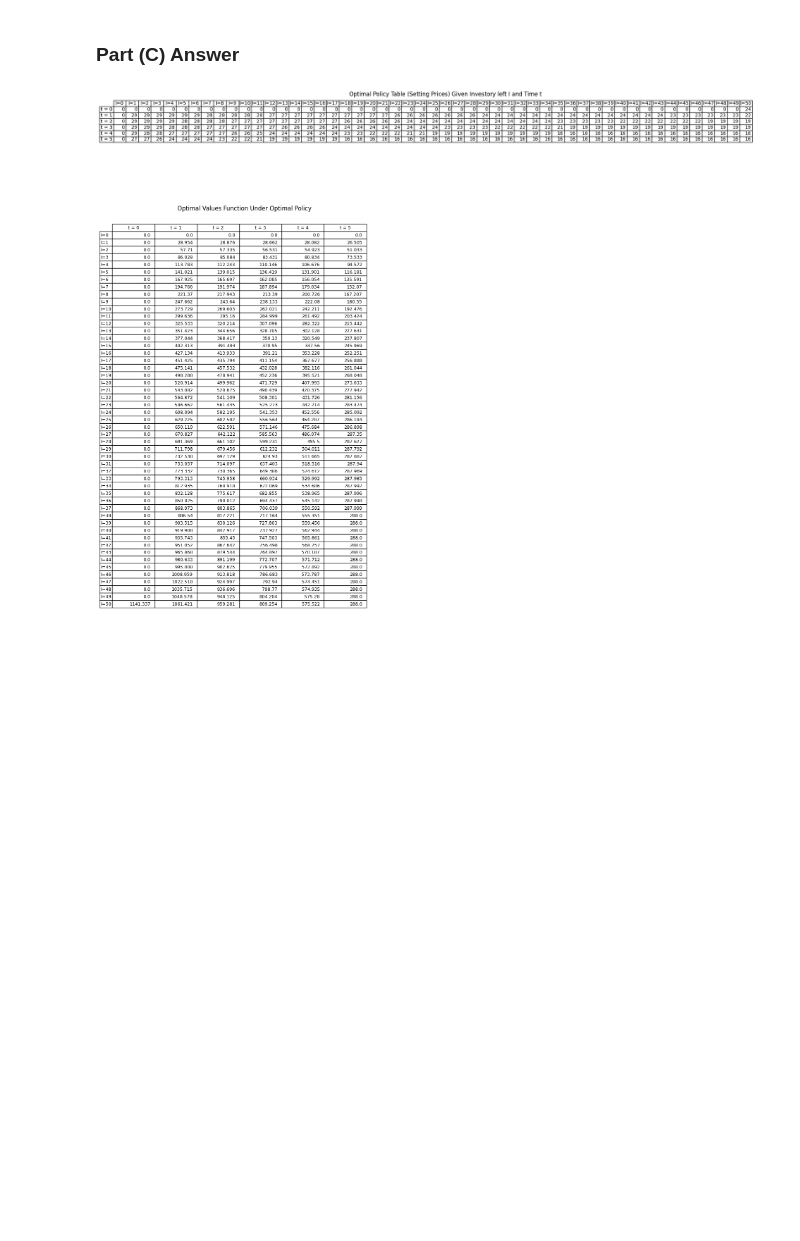
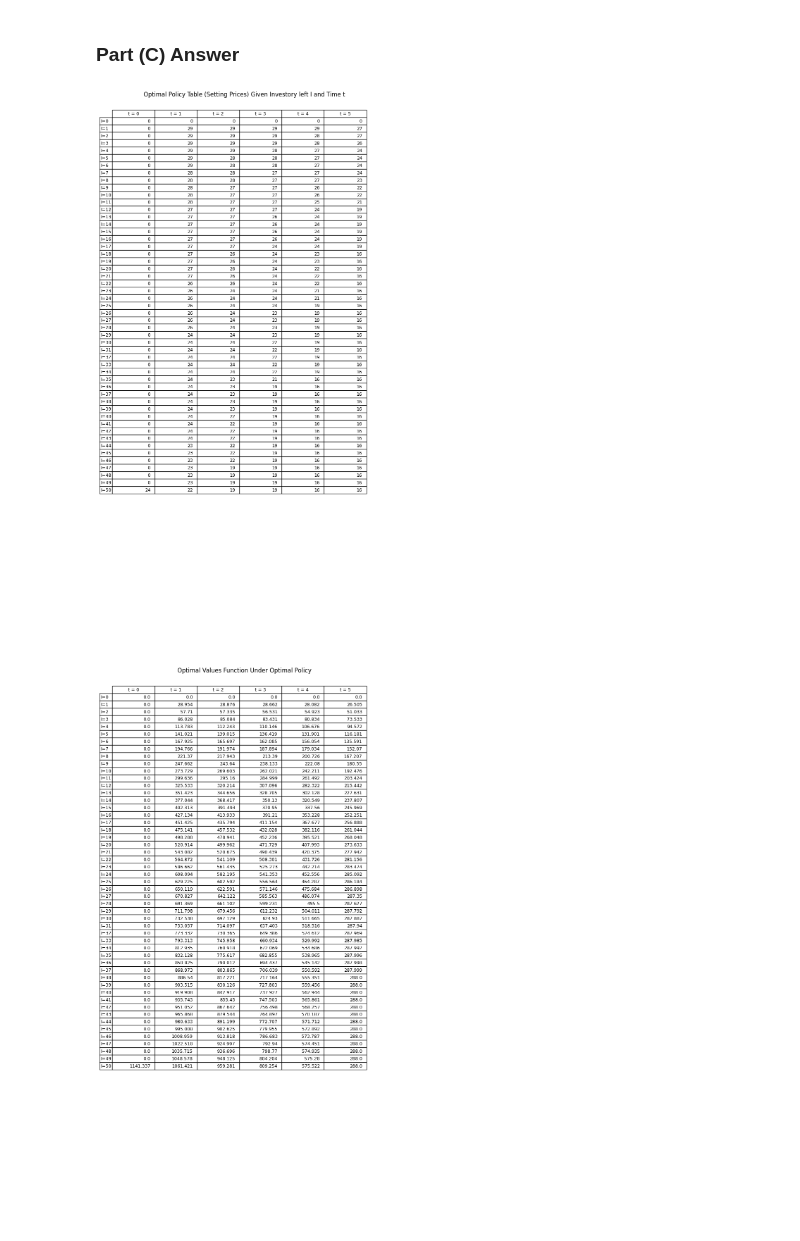
Before and after one commit to fatday/CME241_RLFinance, a Jupyter notebook: A2/assignment2.ipynb, the cells around one changed output. Cells and saved outputs as stored; diff of their text form; code cells hidden in the pictures; blank space fills up the shorter version.

```diff
--- a/A2/assignment2.ipynb
+++ b/A2/assignment2.ipynb
@@ -586,23 +586,23 @@ lambdas = [round(i/4) for i in range(100,0, -5)]
 policy, v_star_dp = solve_price_optimization(M, T, prices, lambdas)
 # %%
 # Create table
-fig, ax = plt.subplots(figsize=(20, 3))
-table = ax.table(cellText=policy,
-                colLabels=[f"I={i}" for i in range(51)],
-                rowLabels=[f't = {i}' for i in range(6)],
+fig, ax = plt.subplots(figsize=(8, 16))
+table = ax.table(cellText=np.transpose(policy),
+                rowLabels=[f"I={i}" for i in range(51)],
+                colLabels=[f't = {i}' for i in range(6)],
                 loc='best')
 
 # Customize table appearance
 table.auto_set_font_size(False)
-
+table.set_fontsize(9)
 
 # Hide axes
 ax.axis('off')
 plt.title("Optimal Policy Table (Setting Prices) Given Investory left I and Time t", loc='center', fontsize=12)
 plt.tight_layout()
 plt.show()
 # %% [output]
-[figure, old version]
+[figure, new version]
 # %%
 fig, ax = plt.subplots(figsize=(8, 16))
 table = ax.table(cellText=np.round(np.transpose(v_star_dp[:-1]),3),
```
